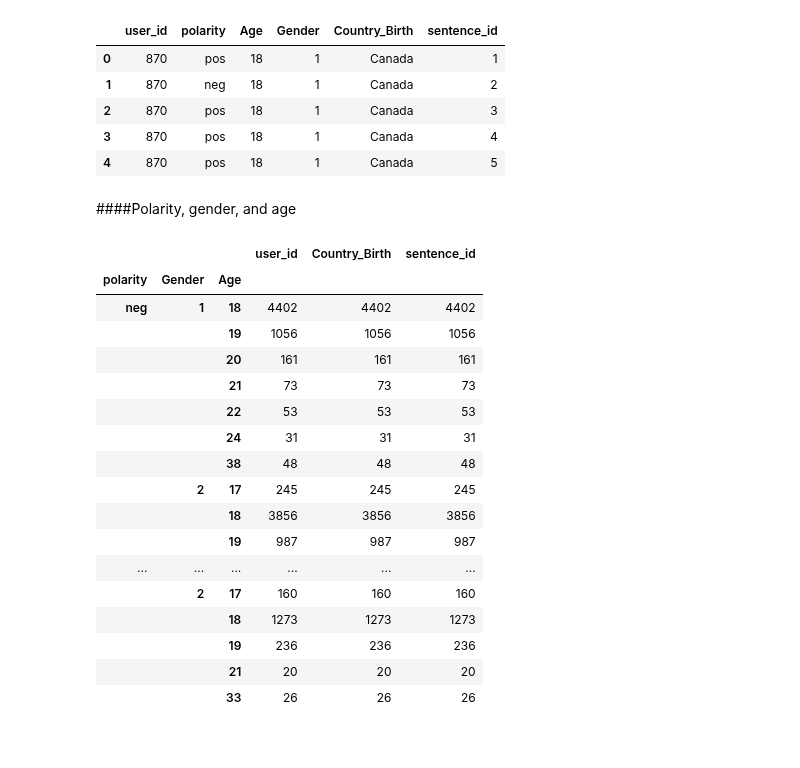
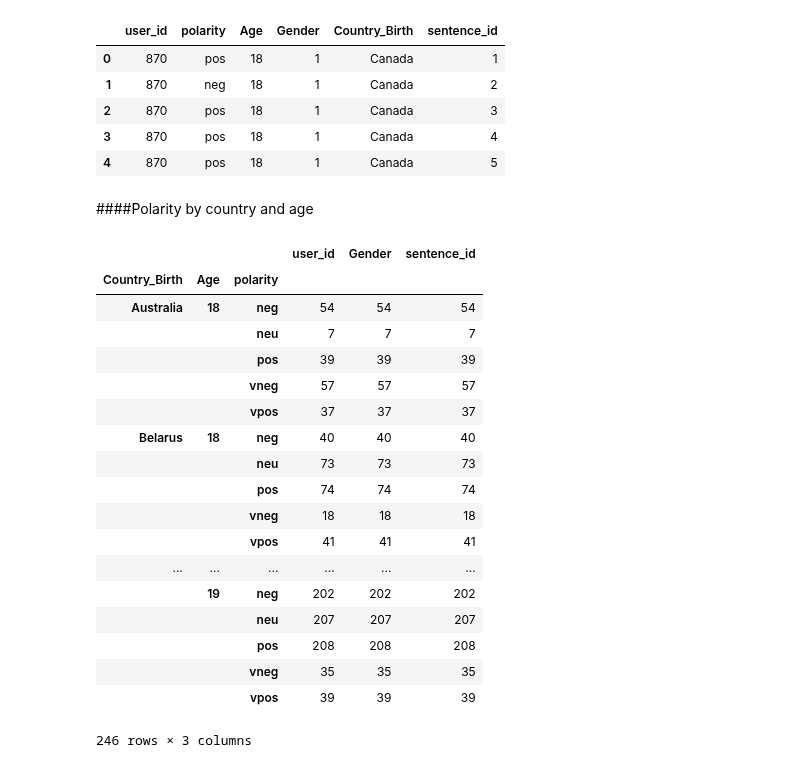
Before and after one commit to mavillard/liwc, a Jupyter notebook: comparison.ipynb, the cells around one changed output. Saved outputs shown, nothing was run; the diff lists cells and outputs as text; code cells hidden in the pictures.

```diff
--- a/comparison.ipynb
+++ b/comparison.ipynb
@@ -354,25 +355,26 @@ See the the caveats in the documentation: http://pandas.pydata.org/pandas-docs/s
 | 3 | 870 | pos | 18 | 1 | Canada | 4 |
 | 4 | 870 | pos | 18 | 1 | Canada | 5 |
 # %% [markdown]
-####Polarity, gender, and age
+####Polarity by country and age
 # %%
-df_sub.groupby(['polarity', 'Gender', 'Age']).count()
+df_sub.groupby(['Country_Birth', 'Age', 'polarity']).count()
 # %% [output]
-|  |  |  | user_id | Country_Birth | sentence_id |
-| polarity | Gender | Age |  |  |  |
-| neg | 1 | 18 | 4402 | 4402 | 4402 |
-|  |  | 19 | 1056 | 1056 | 1056 |
-|  |  | 20 | 161 | 161 | 161 |
-|  |  | 21 | 73 | 73 | 73 |
-|  |  | 22 | 53 | 53 | 53 |
-|  |  | 24 | 31 | 31 | 31 |
-|  |  | 38 | 48 | 48 | 48 |
-|  | 2 | 17 | 245 | 245 | 245 |
-|  |  | 18 | 3856 | 3856 | 3856 |
-|  |  | 19 | 987 | 987 | 987 |
+|  |  |  | user_id | Gender | sentence_id |
+| Country_Birth | Age | polarity |  |  |  |
+| Australia | 18 | neg | 54 | 54 | 54 |
+|  |  | neu | 7 | 7 | 7 |
+|  |  | pos | 39 | 39 | 39 |
+|  |  | vneg | 57 | 57 | 57 |
+|  |  | vpos | 37 | 37 | 37 |
+| Belarus | 18 | neg | 40 | 40 | 40 |
+|  |  | neu | 73 | 73 | 73 |
+|  |  | pos | 74 | 74 | 74 |
+|  |  | vneg | 18 | 18 | 18 |
+|  |  | vpos | 41 | 41 | 41 |
 | ... | ... | ... | ... | ... | ... |
-|  | 2 | 17 | 160 | 160 | 160 |
-|  |  | 18 | 1273 | 1273 | 1273 |
-|  |  | 19 | 236 | 236 | 236 |
-|  |  | 21 | 20 | 20 | 20 |
-|  |  | 33 | 26 | 26 | 26 |
+|  | 19 | neg | 202 | 202 | 202 |
+|  |  | neu | 207 | 207 | 207 |
+|  |  | pos | 208 | 208 | 208 |
+|  |  | vneg | 35 | 35 | 35 |
+|  |  | vpos | 39 | 39 | 39 |
+246 rows × 3 columns
```
Also changed, not shown: parts of 14 cells of this notebook.
